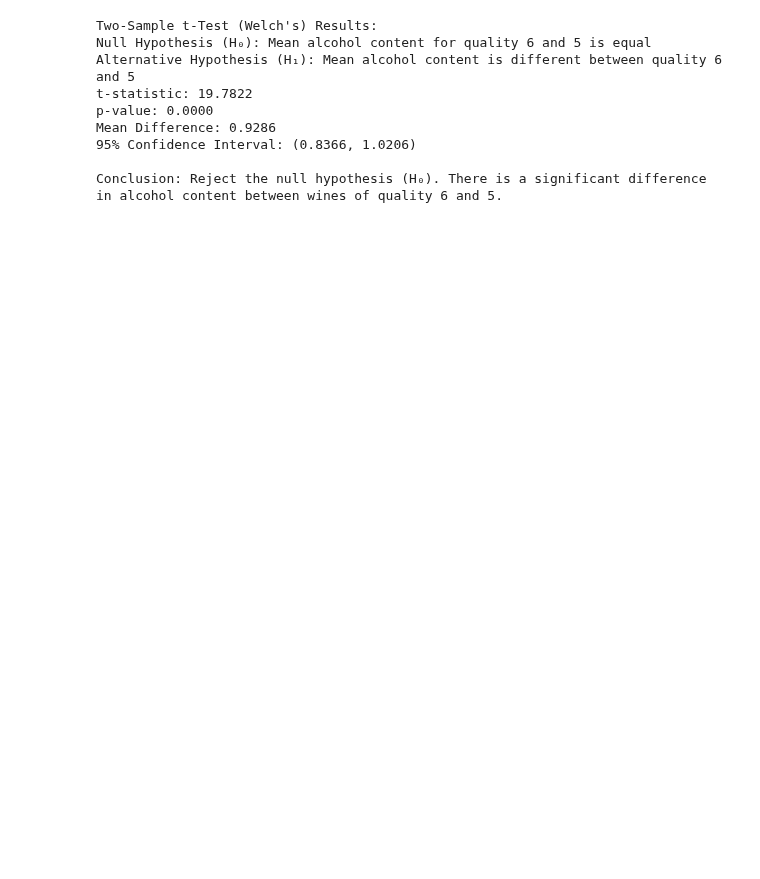
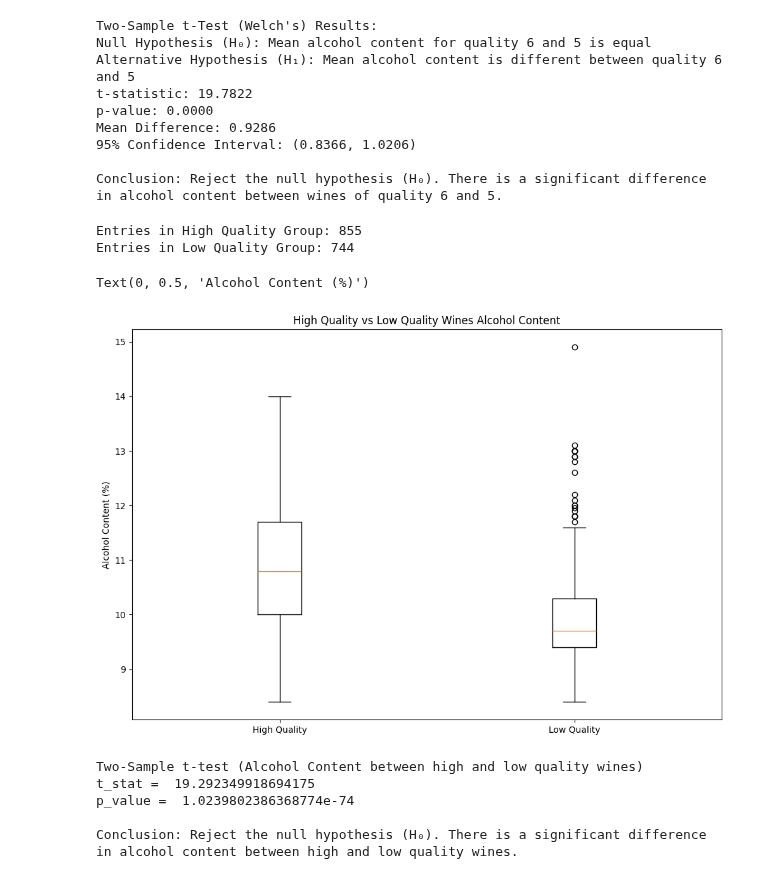
Before and after one commit to SaianPatel/InferentialStatistics, a Jupyter notebook: Coursework/HypothesisTesting.ipynb, the cells around one changed output. Cells and saved outputs as stored; diff of their text form; code cells hidden in the pictures; blank space fills up the shorter version.

Commit message:
Update HypothesisTesting.ipynb
Follow 4.1 in W9 Lab

```diff
--- a/Coursework/HypothesisTesting.ipynb
+++ b/Coursework/HypothesisTesting.ipynb
@@ -46,3 +47,53 @@ Mean Difference: 0.9286
 95% Confidence Interval: (0.8366, 1.0206)
 
 Conclusion: Reject the null hypothesis (H₀). There is a significant difference in alcohol content between wines of quality 6 and 5.
+# %%
+# Define the two groups: higher quality and lower quality
+# Higher quality is >=6 and lower quality is <=5
+high_quality = df[df['quality'] >= 6]['alcohol'].dropna()
+low_quality = df[df['quality'] <= 5]['alcohol'].dropna()
+# %%
+
+# Count how many of each
+nHighQuality = high_quality.count()
+print(f"Entries in High Quality Group: {nHighQuality}")
+nLowQuality = low_quality.count()
+print(f"Entries in Low Quality Group: {nLowQuality}")
+# %% [output]
+Entries in High Quality Group: 855
+Entries in Low Quality Group: 744
+# %%
+# Compare groups - box plots
+
+labels = np.array(["High Quality"]*nHighQuality + ["Low Quality"]*nLowQuality)
+combinedGroups = np.concatenate([high_quality, low_quality])
+
+# Draw the box plot
+plt.figure(figsize=(12,8))
+plt.boxplot([high_quality, low_quality], labels=["High Quality", "Low Quality"])
+plt.title("High Quality vs Low Quality Wines Alcohol Content")
+plt.ylabel("Alcohol Content (%)")
+# %% [output]
+Text(0, 0.5, 'Alcohol Content (%)')
+[figure, added]
+# %%
+# Perform a Two-Sample t-test (independent)
+t_stat, p_value = stats.ttest_ind(high_quality, low_quality, equal_var=True)
+
+# Display the results
+print("Two-Sample t-test (Alcohol Content between high and low quality wines)")
+print("t_stat = ", t_stat)
+print("p_value = ", p_value)
+
+# Check against the significance level
+alpha = 0.05
+if p_value < alpha:
+    print("\nConclusion: Reject the null hypothesis (H₀). There is a significant difference in alcohol content between high and low quality wines.")
+else:
+    print("\nConclusion: Fail to reject the null hypothesis (H₀). There is no significant difference in alcohol content between high and low quality wines.")
+# %% [output]
+Two-Sample t-test (Alcohol Content between high and low quality wines)
+t_stat =  19.292349918694175
+p_value =  1.0239802386368774e-74
+
+Conclusion: Reject the null hypothesis (H₀). There is a significant difference in alcohol content between high and low quality wines.
```
Also changed, not shown: parts of 1 cell of this notebook.
